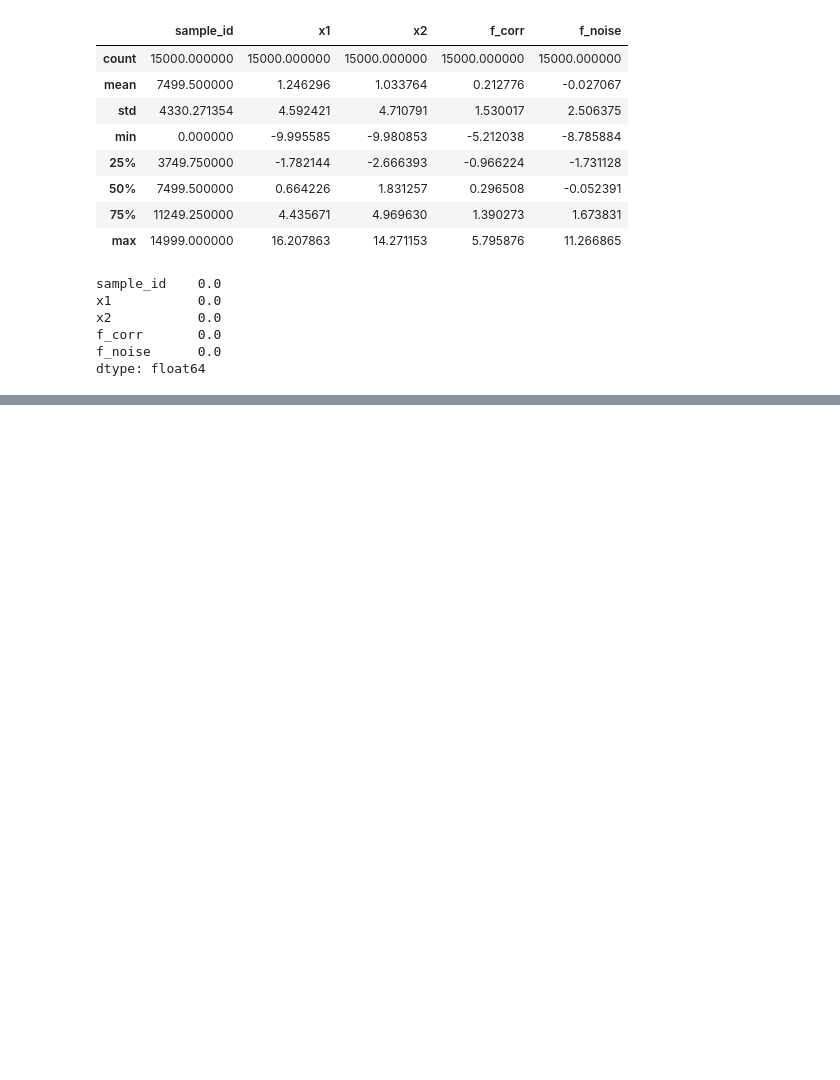
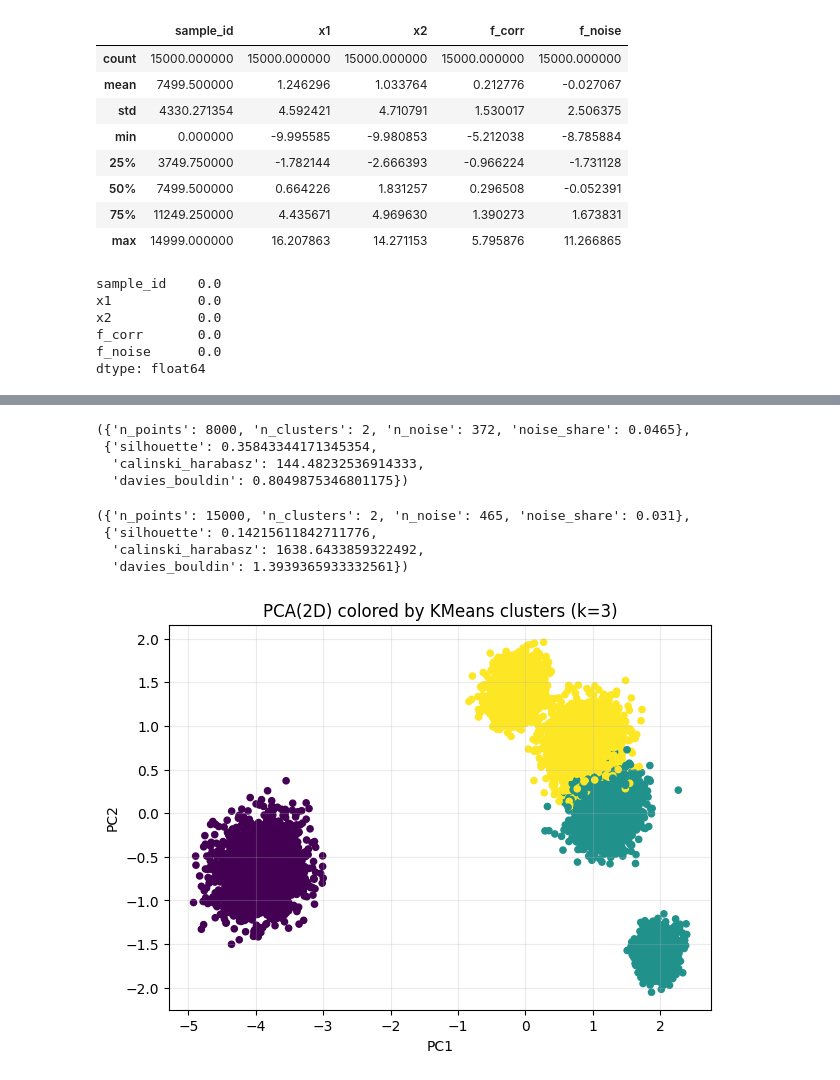
Before and after one commit to Deatheh/aie-group, a Jupyter notebook: homeworks/HW07/HW07.ipynb, the cells around one changed output, grey strips where cells are left out. Cells and saved outputs as stored; diff of their text form; code cells hidden in the pictures; blank space fills up the shorter version.

```diff
--- a/homeworks/HW07/HW07.ipynb
+++ b/homeworks/HW07/HW07.ipynb
@@ -206,15 +207,16 @@ def compute_metrics_over_k(X, k_values):
     sil = []
     db = []
     ch = []
-
+    lb = []
     for k in k_values:
         labels = kmeans_labels(X, k)
 
         sil.append(silhouette_score(X, labels))
         db.append(davies_bouldin_score(X, labels))
         ch.append(calinski_harabasz_score(X, labels))
+        lb.append(labels)
 
-    return np.array(sil), np.array(db), np.array(ch)
+    return np.array(sil), np.array(db), np.array(ch), np.array(lb)
 
 def metrics_of_k_plot(k_values, sil, db, ch, save_name):
     plt.figure(figsize=(7, 4))
@@ -364,0 +250,5 @@ summarize_labels(labels), safe_internal_metrics(X_th_scaled, labels)
+# %%
+k_values = range(2, 21)
+sil_f, db_f, ch_f, lb_f = compute_metrics_over_k(X_f_scaled, k_values)
+sil_s, db_s, ch_s, lb_s = compute_metrics_over_k(X_s_scaled, k_values)
+sil_th, db_th, ch_th, lb_th = compute_metrics_over_k(X_th_scaled, k_values)
@@ -364,0 +342,39 @@ summarize_labels(labels), safe_internal_metrics(X_th_scaled, labels)
+# %%
+eps = 0.75
+min_samples = 16
+
+db_s = DBSCAN(eps=eps, min_samples=min_samples)
+labels_s = db_s.fit_predict(X_s_scaled)
+
+summarize_labels(labels_s), safe_internal_metrics(X_s_scaled, labels_s)
+# %% [output]
+({'n_points': 8000, 'n_clusters': 2, 'n_noise': 372, 'noise_share': 0.0465},
+ {'silhouette': 0.35843344171345354,
+  'calinski_harabasz': 144.48232536914333,
+  'davies_bouldin': 0.8049875346801175})
+# %%
+eps = 0.49
+min_samples = 8
+
+db_th = DBSCAN(eps=eps, min_samples=min_samples)
+labels_th = db_th.fit_predict(X_th_scaled)
+
+summarize_labels(labels_th), safe_internal_metrics(X_th_scaled, labels_th)
+# %% [output]
+({'n_points': 15000, 'n_clusters': 2, 'n_noise': 465, 'noise_share': 0.031},
+ {'silhouette': 0.14215611842711776,
+  'calinski_harabasz': 1638.6433859322492,
+  'davies_bouldin': 1.3939365933332561})
+# %%
+pca2 = PCA(n_components=2, random_state=RANDOM_STATE)
+X_pca2 = pca2.fit_transform(X_f_scaled)
+
+plt.figure(figsize=(7, 5))
+plt.scatter(X_pca2[:, 0], X_pca2[:, 1], c=lb_f[1], s=20)
+plt.title("PCA(2D) colored by KMeans clusters (k=3)")
+plt.xlabel("PC1")
+plt.ylabel("PC2")
+plt.grid(True, alpha=0.25)
+plt.show()
+# %% [output]
+[figure, added]
```
Also changed, not shown: parts of 18 cells of this notebook, 1 other file.
